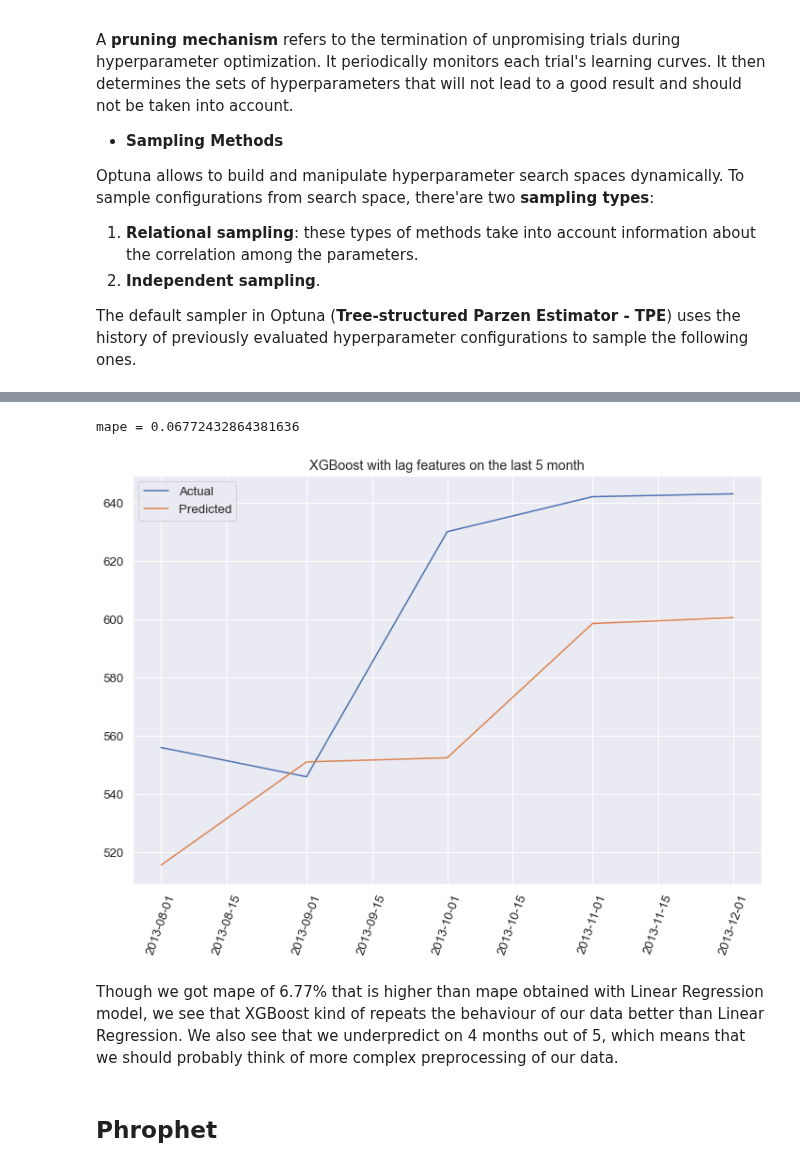
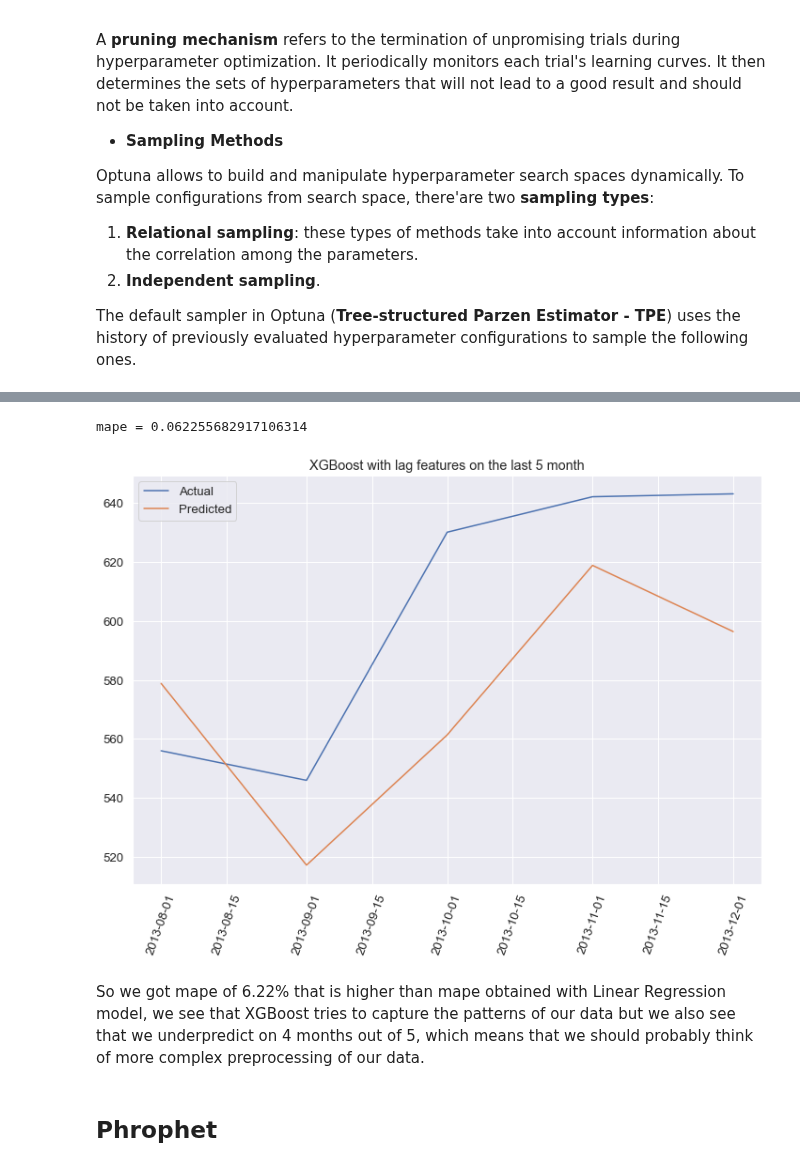
Before and after one commit to Dosann/Time-series-forecast, a Jupyter notebook: shipment_forecast.ipynb, the cells around one changed output, grey strips where cells are left out. Drawn from its saved outputs; the diff is of its cells as text; code cells hidden in the pictures.

Commit message:
modified the way to detrend ts before XGBoost

```diff
--- a/shipment_forecast.ipynb
+++ b/shipment_forecast.ipynb
@@ -645,4 +627,7 @@ detrended_df_sal.plot(title='Residuals of sales');
 # %%
+detrended_df_shipm = pd.DataFrame(np.log(data.Shipments), columns=['Shipments'])
+detrended_df_sal = pd.DataFrame(np.log(data.Sales), columns=['Sales'])
+
 sales_lags = make_lags(detrended_df_sal.Sales, [2, 3, 4])
 shipments_lags = make_lags(detrended_df_shipm.Shipments, [1, 2, 3, 4, 5])
 X_df, y = get_X_y_from_lagged_df([sales_lags, shipments_lags], detrended_df_shipm.Shipments)
@@ -701,15 +686,15 @@ optuna.visualization.matplotlib.plot_optimization_history(study);
-# %%
-xgb_reg = xgb.XGBRegressor(**trial.params)
-std_err, mape_err, predicted_values = evaluate(xgb_reg, X, y)
-
-new_pred = predicted_values + res_sh.trend[-5:].values + res_sh.seasonal[-5:].values
-print(f'mape = {mape(y_true, new_pred)}')
-plot_results(x, y_true, new_pred, title='XGBoost with lag features on the last 5 month')
-# %% [output]
-mape = 0.06772432864381636
-[figure, removed]
+# %%
+xgb_reg = xgb.XGBRegressor(**trial.params)
+std_err, mape_err, predicted_values = evaluate(xgb_reg, X, y)
+
+new_pred = np.exp(predicted_values)
+print(f'mape = {mape(y_true, new_pred)}')
+plot_results(x, y_true, new_pred, title='XGBoost with lag features on the last 5 month')
+# %% [output]
+mape = 0.062255682917106314
+[figure, added]
 # %% [markdown]
-Though we got mape of 6.77% that is higher than mape obtained with Linear Regression model, we see that XGBoost kind of repeats the behaviour of our data better than Linear Regression. We also see that we underpredict on 4 months out of 5, which means that we should probably think of more complex preprocessing of our data.
+So we got mape of 6.22% that is higher than mape obtained with Linear Regression model, we see that XGBoost tries to capture the patterns of our data but we also see that we underpredict on 4 months out of 5, which means that we should probably think of more complex preprocessing of our data.
 # %% [markdown]
 ## Phrophet
 # %% [markdown]
```
Also changed, not shown: parts of 6 cells of this notebook.
